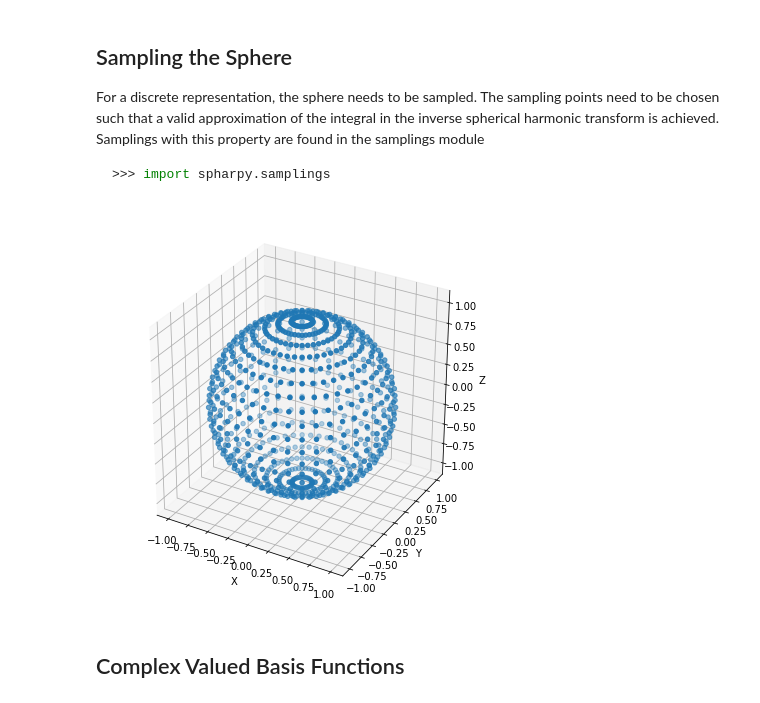
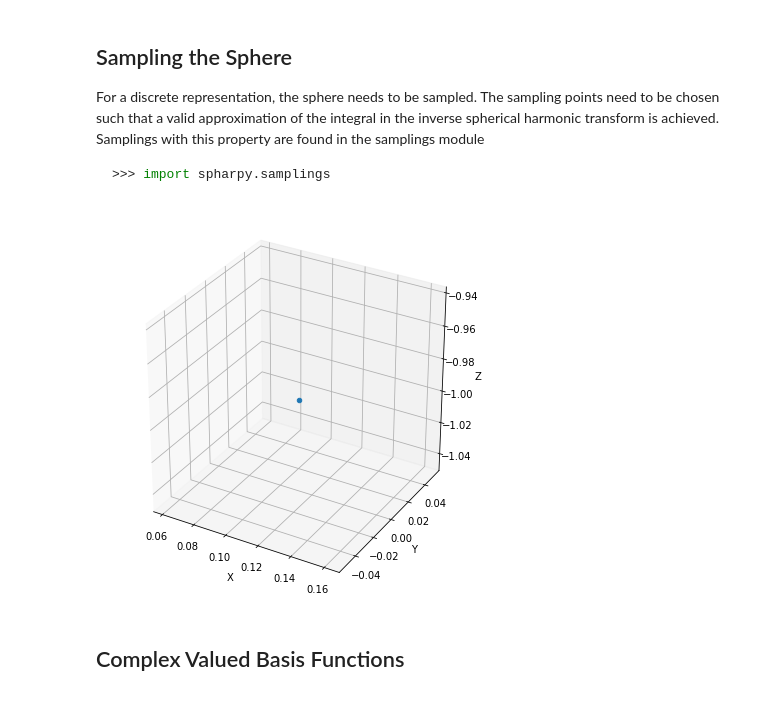
Before and after one commit to pyfar/spharpy, a Jupyter notebook: examples/spherical_harmonics.ipynb, the cells around one changed output. Saved outputs shown, nothing was run; the diff lists cells and outputs as text; code cells hidden in the pictures.

Commit message:
bugfix spherical harmonic example sampling generator functions return Sampling objects including the weights now

````diff
--- a/examples/spherical_harmonics.ipynb
+++ b/examples/spherical_harmonics.ipynb
@@ -41,11 +41,11 @@ Samplings with this property are found in the samplings module
 >>> import spharpy.samplings
 ```
 # %%
-sampling = spharpy.samplings.gaussian(20)[0]
+sampling = spharpy.samplings.gaussian(20)
 plt.figure(figsize=(7, 7))
 spharpy.plot.scatter(sampling)
 # %% [output]
-[figure, old version]
+[figure, new version]
 # %% [markdown]
 ## Complex Valued Basis Functions
 # %%
````
